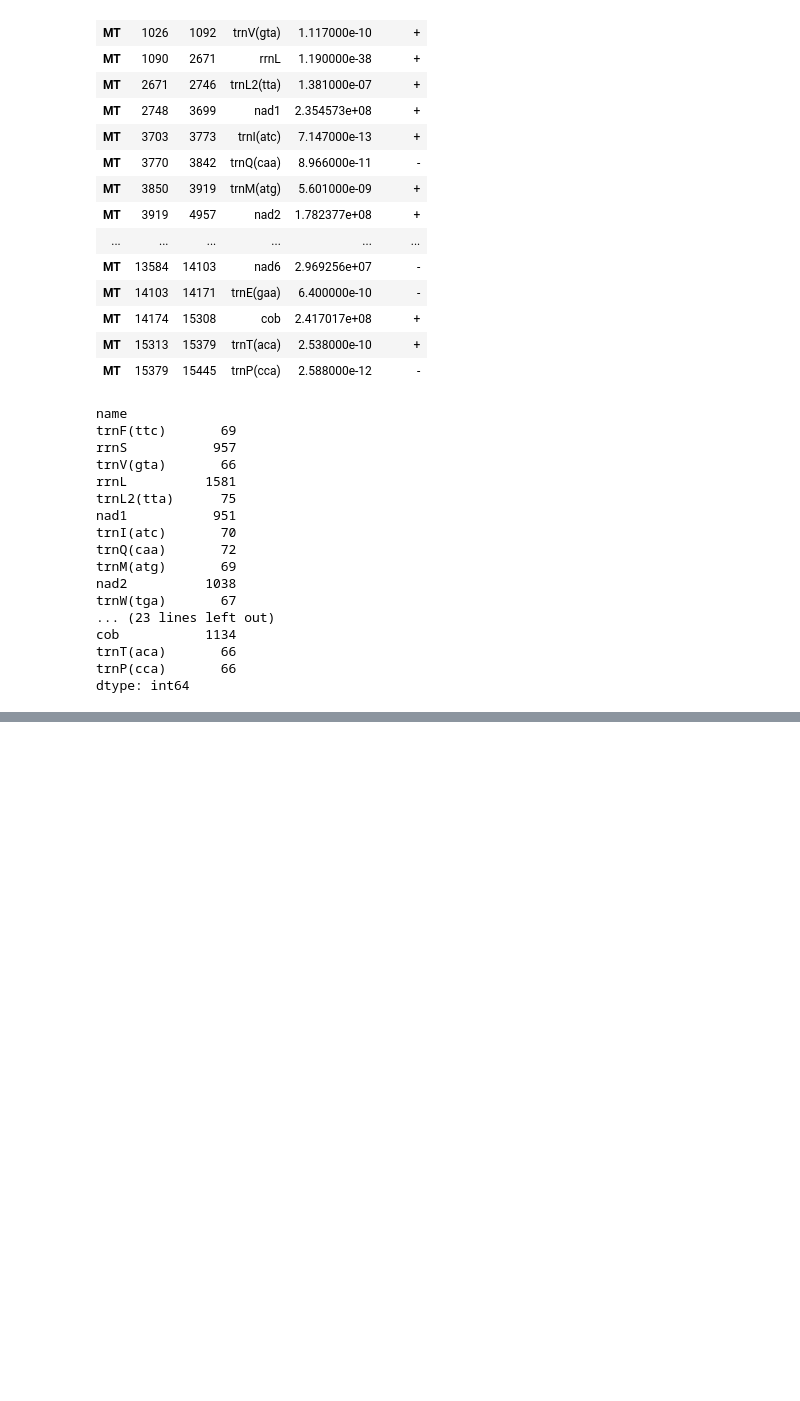
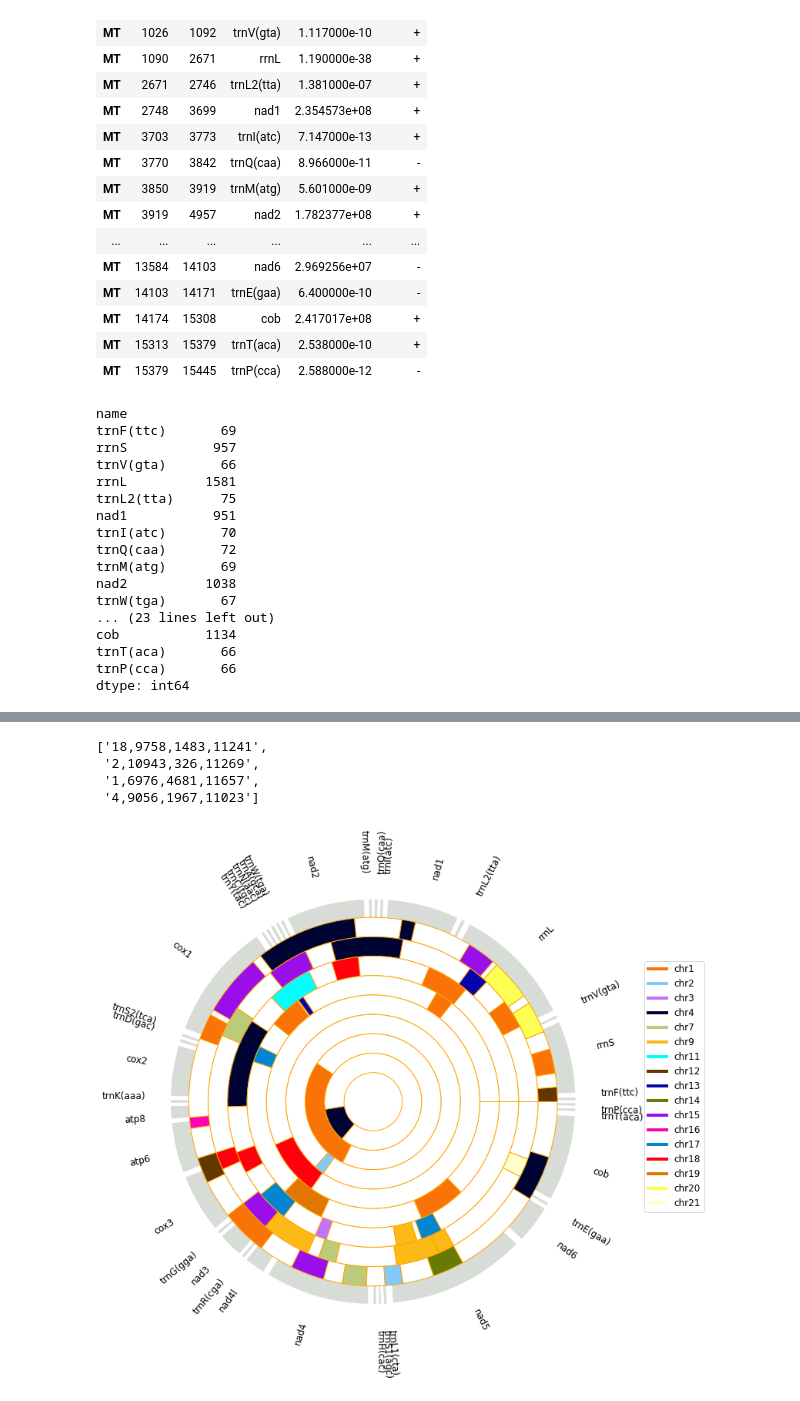
Before and after one commit to balintbiro/Oryctolagus_cuniculus_numts, a Jupyter notebook: codes/trials/mt_visualization_matrix_based.ipynb, the cells around one changed output, grey strips where cells are left out. Cells and saved outputs as stored; diff of their text form; code cells hidden in the pictures; blank space fills up the shorter version.

```diff
--- a/codes/trials/mt_visualization_matrix_based.ipynb
+++ b/codes/trials/mt_visualization_matrix_based.ipynb
@@ -275,0 +274,2 @@ dtype: object
+# %%
+blanked_tracks=filtered_tracks.apply(add_blanks)
@@ -275,0 +366,56 @@ dtype: object
+# %%
+custom_lines = [Line2D([1], [0], color=color_dict['1'], lw=4),
+                Line2D([0], [0], color=color_dict['2'], lw=4),
+                Line2D([0], [0], color=color_dict['3'], lw=4),
+               Line2D([0], [0], color=color_dict['4'], lw=4),
+               Line2D([0], [0], color=color_dict['7'], lw=4),
+               Line2D([0], [0], color=color_dict['9'], lw=4),
+               Line2D([0], [0], color=color_dict['11'], lw=4),
+               Line2D([0], [0], color=color_dict['12'], lw=4),
+               Line2D([0], [0], color=color_dict['13'], lw=4),
+               Line2D([0], [0], color=color_dict['14'], lw=4),
+               Line2D([0], [0], color=color_dict['15'], lw=4),
+               Line2D([0], [0], color=color_dict['16'], lw=4),
+               Line2D([0], [0], color=color_dict['17'], lw=4),
+               Line2D([0], [0], color=color_dict['18'], lw=4),
+               Line2D([0], [0], color=color_dict['19'], lw=4),
+               Line2D([0], [0], color=color_dict['20'], lw=4),
+               Line2D([0], [0], color=color_dict['21'], lw=4)]
+# %%
+missing_tracks
+# %% [output]
+['18,9758,1483,11241',
+ '2,10943,326,11269',
+ '1,6976,4681,11657',
+ '4,9056,1967,11023']
+# %%
+counter=0
+explodes=len(lengths)*[0.05]
+fig, ax = plt.subplots(figsize=(11, 11))
+wedges, texts = ax.pie(lengths, wedgeprops=dict(width=0.15, linewidth=3.5, edgecolor='w'), startangle=0,
+                       labels=lengths.index.values, labeldistance=1.125,
+                       rotatelabels=True, colors=len(lengths)*['#d8dcd6'],
+                      explode=explodes)
+bbox_props = dict(boxstyle="square,pad=0.3", fc="w", ec="k", lw=0.72)
+kw = dict(arrowprops=dict(arrowstyle="-"),
+          bbox=bbox_props, zorder=0, va="center")
+ax.legend(custom_lines, ['chr1', 'chr2', 'chr3', 'chr4', 'chr7', 'chr9', 'chr11', 'chr12', 'chr13',
+                        'chr14', 'chr15', 'chr16', 'chr17', 'chr18', 'chr19', 'chr20', 'chr21'],
+         bbox_to_anchor=(1.05, 0.8))
+blanked_tracks.apply(visualize_numts)
+plt.rc('font', size=12)
+ax.set(aspect='equal')
+plt.tight_layout()
+missing_counter=4
+for index, track in enumerate(missing_tracks):
+    size=0.1
+    colors=[color_dict[track.split(',')[0]],'#ffffff']
+    numt_length=int(track.split(',')[2])
+    blank_length=17245-numt_length
+    startangle=int(track.split(',')[1])*(360/17245)
+    ax.pie([numt_length, blank_length], radius=0.95-(missing_counter*size), colors=colors,
+          wedgeprops=dict(width=size, edgecolor='orange'), startangle=startangle)
+    missing_counter+=1
+plt.savefig('../../results/modified_mt_proba.png')
+# %% [output]
+[figure, added]
```
Also changed, not shown: parts of 22 cells of this notebook, 1 other file.
